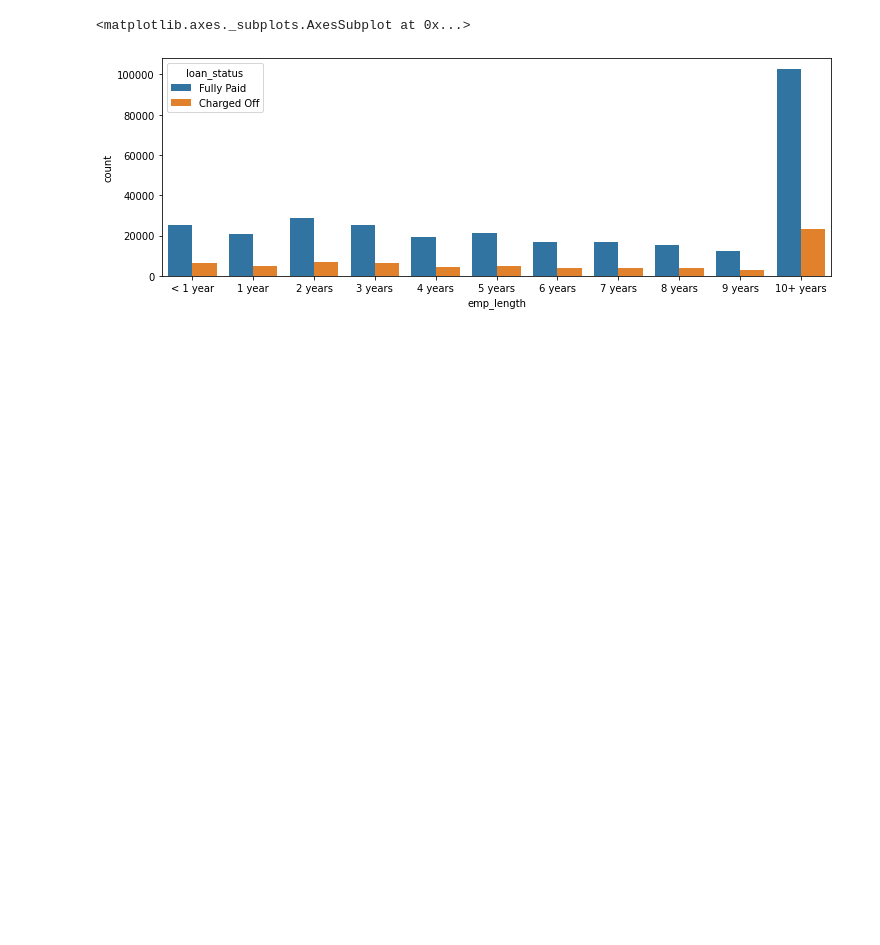
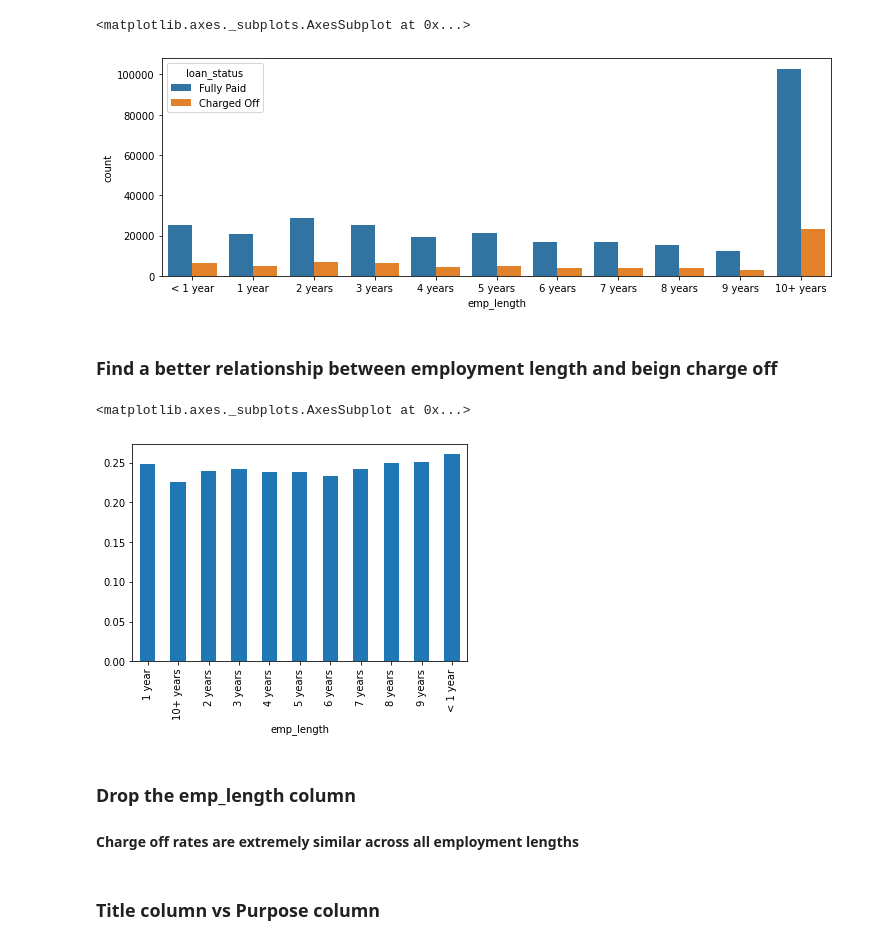
Before and after one commit to tavasolireza/Predict-Loan-Repayment, a Jupyter notebook: loan_repayment.ipynb, the cells around one changed output. Cells and saved outputs as stored; diff of their text form; code cells hidden in the pictures; blank space fills up the shorter version.

Commit message:
Update loan_repayment.ipynb
Finish working on missing data

```diff
--- a/loan_repayment.ipynb
+++ b/loan_repayment.ipynb
@@ -235,3 +235,16 @@ sns.countplot(x='emp_length',data=df,order=emp_length_order,hue='loan_status')
 # %% [output]
 <matplotlib.axes._subplots.AxesSubplot at 0x...>
 [figure]
+# %% [markdown]
+### Find a better relationship between employment length and beign charge off
+# %%
+emp_co = df[df['loan_status']=="Charged Off"].groupby("emp_length").count()['loan_status']
+emp_fp = df[df['loan_status']=="Fully Paid"].groupby("emp_length").count()['loan_status']
+emp_len = emp_co/emp_fp
+emp_len.plot(kind='bar')
+# %% [output]
+<matplotlib.axes._subplots.AxesSubplot at 0x...>
+[figure, added]
+# %% [markdown]
+### Drop the emp_length column
+#### Charge off rates are extremely similar across all employment lengths
@@ -237,0 +253,2 @@ sns.countplot(x='emp_length',data=df,order=emp_length_order,hue='loan_status')
+# %% [markdown]
+### Title column vs Purpose column
```
Also changed, not shown: parts of 18 cells of this notebook.
